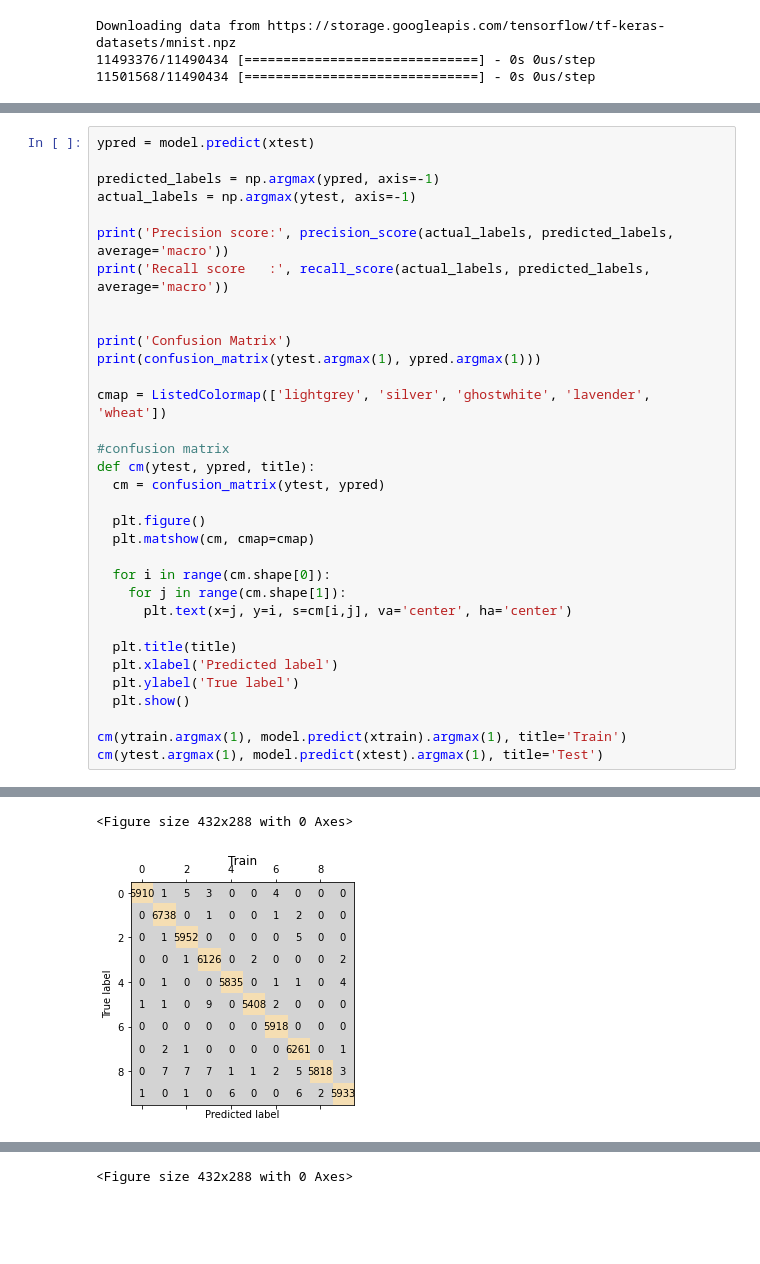
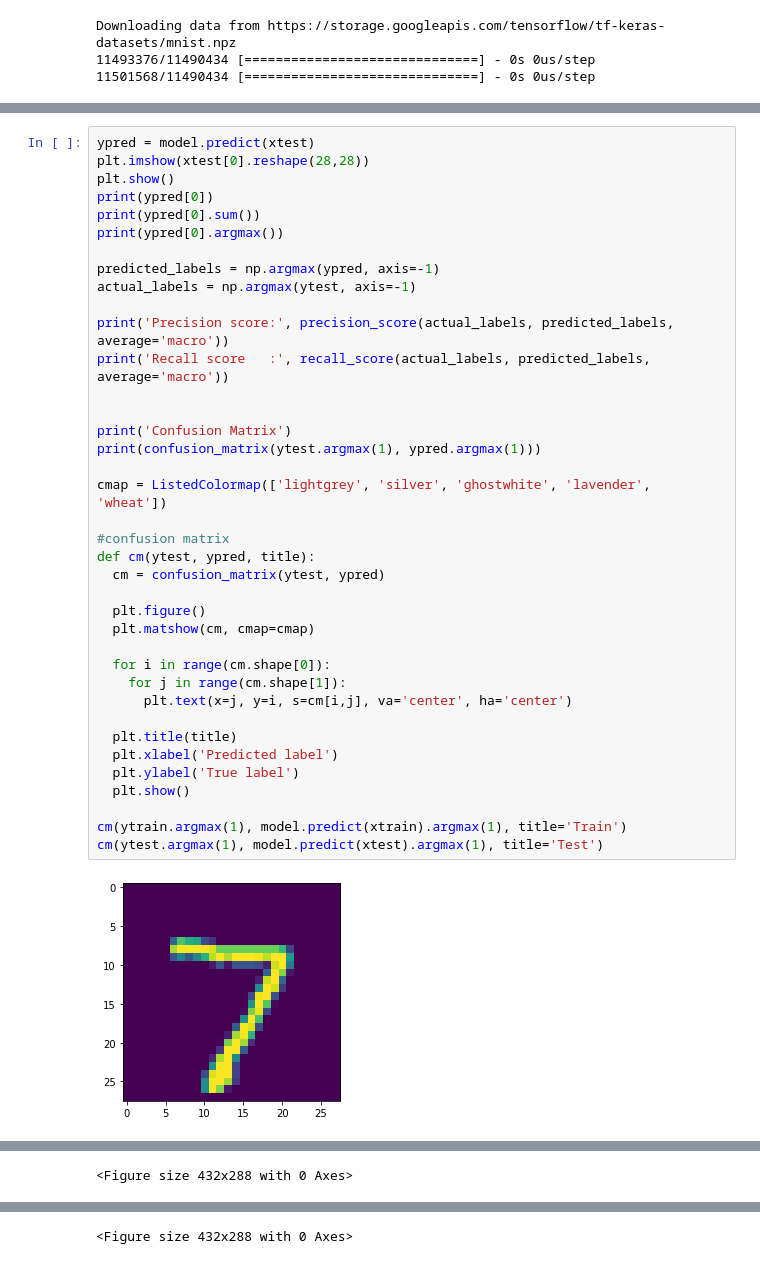
Before and after one commit to ibribr/DT8807, a Jupyter notebook: mnist_keras_2.ipynb, the cells around one changed output, grey strips where cells are left out. Saved outputs shown, nothing was run; the diff lists cells and outputs as text; blank space fills up the shorter version.

```diff
--- a/mnist_keras_2.ipynb
+++ b/mnist_keras_2.ipynb
@@ -71,34 +70,40 @@ Epoch 10/10
 # %%
 ypred = model.predict(xtest)
+plt.imshow(xtest[0].reshape(28,28))
+plt.show()
+print(ypred[0])
+print(ypred[0].sum())
+print(ypred[0].argmax())
 
 predicted_labels = np.argmax(ypred, axis=-1)
 actual_labels = np.argmax(ytest, axis=-1)
 
 print('Precision score:', precision_score(actual_labels, predicted_labels, average='macro'))
 print('Recall score   :', recall_score(actual_labels, predicted_labels, average='macro'))
 
 
 print('Confusion Matrix')
 print(confusion_matrix(ytest.argmax(1), ypred.argmax(1)))
 
 cmap = ListedColormap(['lightgrey', 'silver', 'ghostwhite', 'lavender', 'wheat'])
 
 #confusion matrix
 def cm(ytest, ypred, title):
   cm = confusion_matrix(ytest, ypred)
 
   plt.figure()
   plt.matshow(cm, cmap=cmap)
 
   for i in range(cm.shape[0]):
     for j in range(cm.shape[1]):
       plt.text(x=j, y=i, s=cm[i,j], va='center', ha='center')
 
   plt.title(title)
   plt.xlabel('Predicted label')
   plt.ylabel('True label')
   plt.show()
 
 cm(ytrain.argmax(1), model.predict(xtrain).argmax(1), title='Train')
 cm(ytest.argmax(1), model.predict(xtest).argmax(1), title='Test')
 # %% [output]
+[figure, new version]
@@ -118,2 +127 @@ Confusion Matrix
 <Figure size 432x288 with 0 Axes>
-[figure, old version]
```
Also changed, not shown: parts of 5 cells of this notebook.
